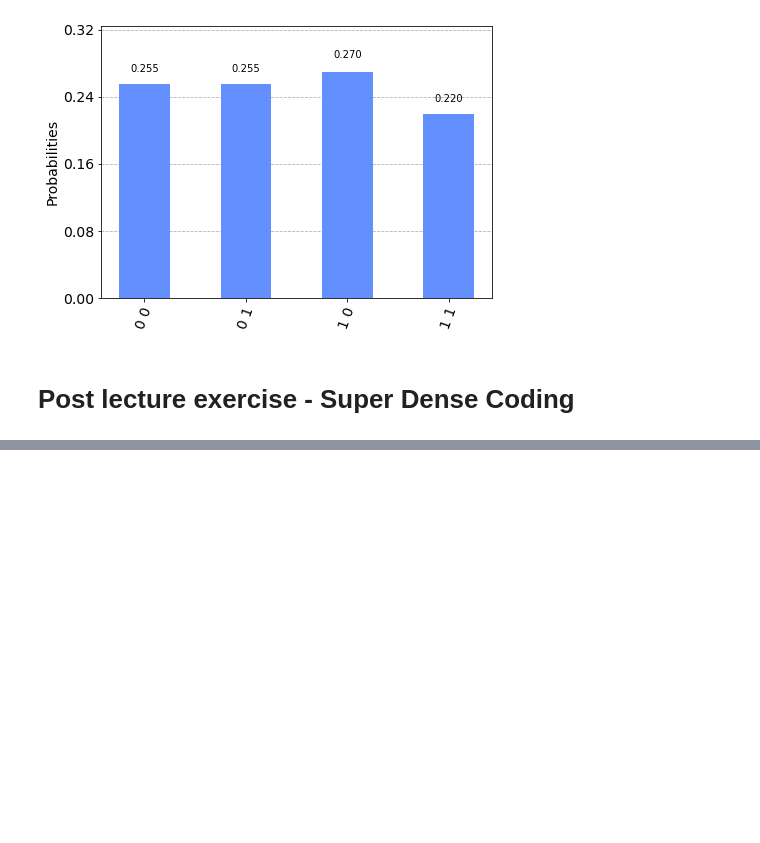
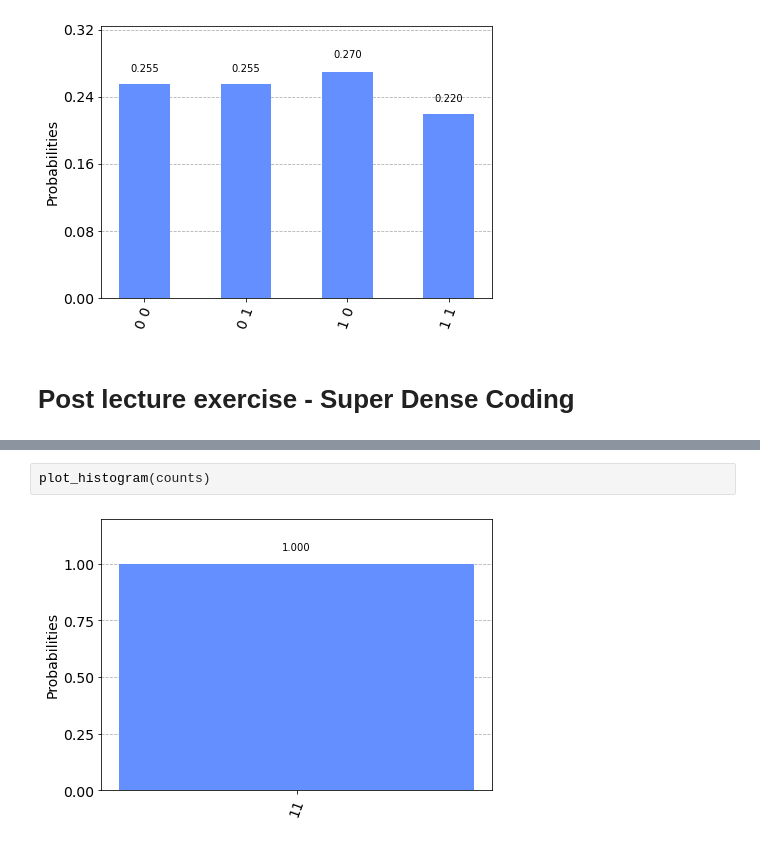
Before and after one commit to steppony/Qiskit-Hackaton, a Jupyter notebook: test_exercise.ipynb, the cells around one changed output, grey strips where cells are left out. Saved outputs shown, nothing was run; the diff lists cells and outputs as text; blank space fills up the shorter version.

```diff
--- a/test_exercise.ipynb
+++ b/test_exercise.ipynb
@@ -76,0 +115,4 @@ plot_histogram(counts)
+# %%
+plot_histogram(counts)
+# %% [output]
+[figure, added]
```
Also changed, not shown: parts of 2 cells of this notebook, 1 other file.
